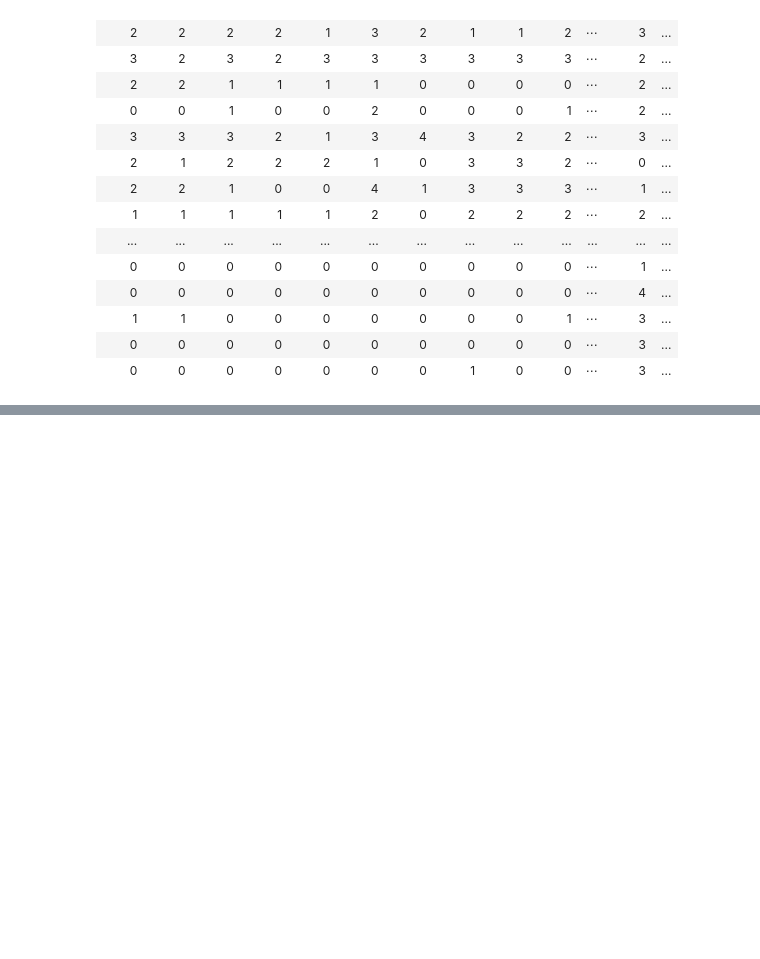
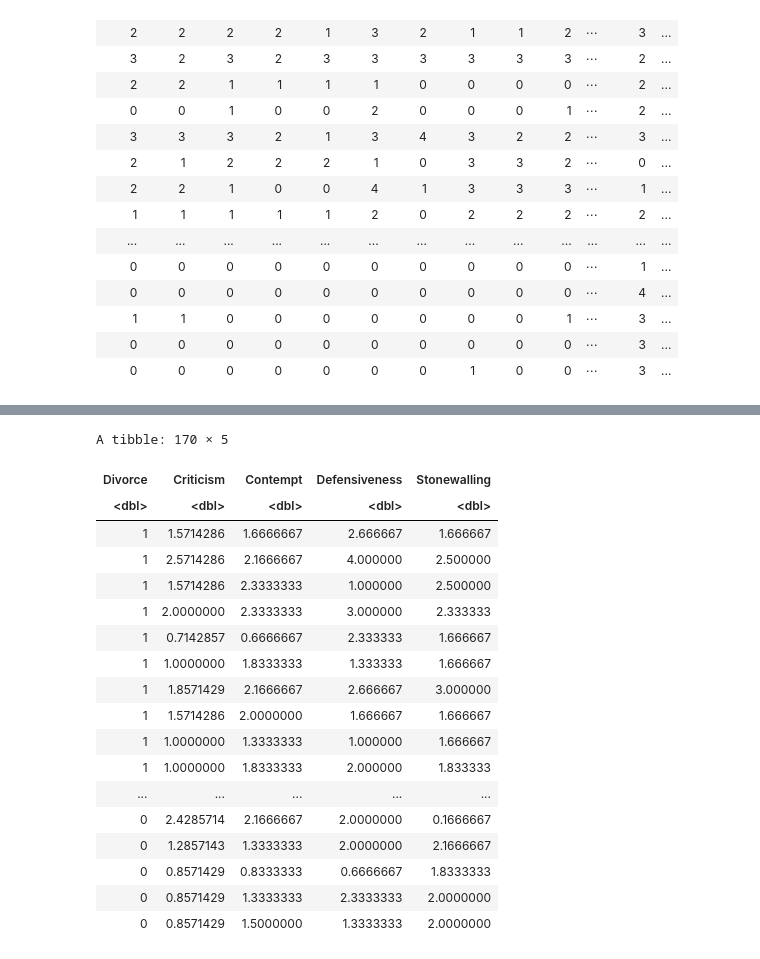
Before and after one commit to apurva-b/dsci100-project-58, a Jupyter notebook: data.ipynb, the cells around one changed output, grey strips where cells are left out. Saved outputs shown, nothing was run; the diff lists cells and outputs as text; code cells hidden in the pictures; blank space fills up the shorter version.

```diff
--- a/data.ipynb
+++ b/data.ipynb
@@ -54,0 +101,24 @@ A spec_tbl_df: 170 × 55
+# %%
+final_dataset <- select(mutated_data, Divorce, Criticism, Contempt, Defensiveness, Stonewalling)
+# %%
+final_dataset
+# %% [output]
+A tibble: 170 × 5
+| Divorce | Criticism | Contempt | Defensiveness | Stonewalling |
+| <dbl> | <dbl> | <dbl> | <dbl> | <dbl> |
+| 1 | 1.5714286 | 1.6666667 | 2.666667 | 1.666667 |
+| 1 | 2.5714286 | 2.1666667 | 4.000000 | 2.500000 |
+| 1 | 1.5714286 | 2.3333333 | 1.000000 | 2.500000 |
+| 1 | 2.0000000 | 2.3333333 | 3.000000 | 2.333333 |
+| 1 | 0.7142857 | 0.6666667 | 2.333333 | 1.666667 |
+| 1 | 1.0000000 | 1.8333333 | 1.333333 | 1.666667 |
+| 1 | 1.8571429 | 2.1666667 | 2.666667 | 3.000000 |
+| 1 | 1.5714286 | 2.0000000 | 1.666667 | 1.666667 |
+| 1 | 1.0000000 | 1.3333333 | 1.000000 | 1.666667 |
+| 1 | 1.0000000 | 1.8333333 | 2.000000 | 1.833333 |
+| ... | ... | ... | ... | ... |
+| 0 | 2.4285714 | 2.1666667 | 2.0000000 | 0.1666667 |
+| 0 | 1.2857143 | 1.3333333 | 2.0000000 | 2.1666667 |
+| 0 | 0.8571429 | 0.8333333 | 0.6666667 | 1.8333333 |
+| 0 | 0.8571429 | 1.3333333 | 2.3333333 | 2.0000000 |
+| 0 | 0.8571429 | 1.5000000 | 1.3333333 | 2.0000000 |
```
Also changed, not shown: parts of 14 cells of this notebook.
